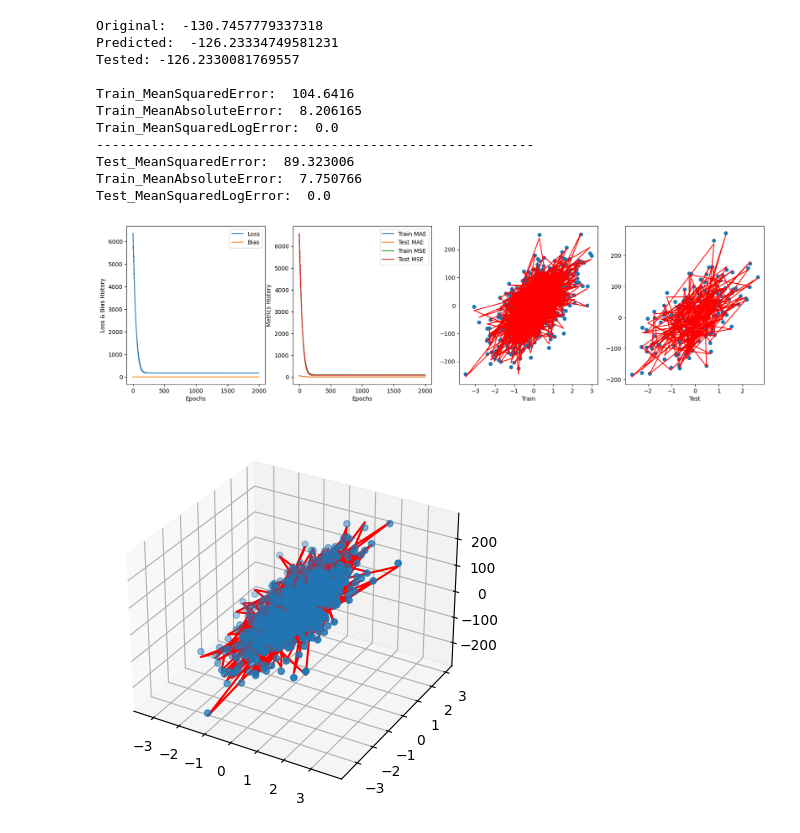
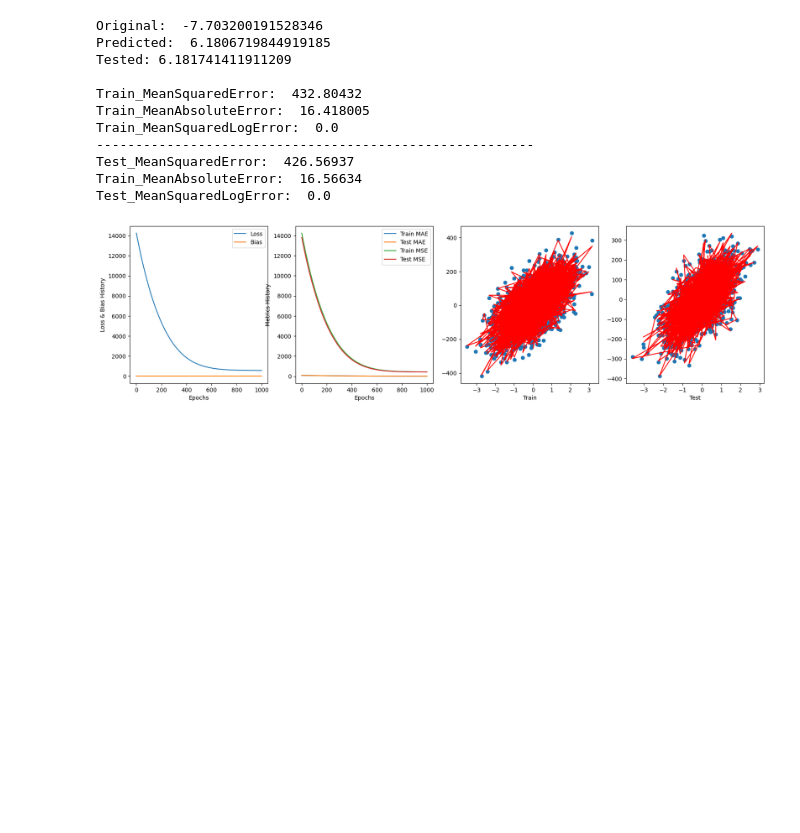
Before and after one commit to cecinuga/MarketAI, a Jupyter notebook: Models/OrderAiTensorflow.ipynb, the cells around one changed output. Saved outputs shown, nothing was run; the diff lists cells and outputs as text; code cells hidden in the pictures; blank space fills up the shorter version.

```diff
--- a/Models/OrderAiTensorflow.ipynb
+++ b/Models/OrderAiTensorflow.ipynb
@@ -1,25 +1,26 @@
 # %%
 import os
+import sys
 import copy
-import sys
+import logging
 import numpy as np
 import tensorflow as tf
 import matplotlib.pyplot as plt
+from sklearn.model_selection import train_test_split, KFold
 from sklearn.datasets import fetch_california_housing, make_regression
-from sklearn.model_selection import train_test_split, KFold
 sys.path.insert(0, 'C:\\Users\\Utente\\Desktop\\Dev\\Progetti\\OrderAi\\Models\\components\\')
+from Layer import Layer
 import AdamMB
-from Layer import Layer
 
 #housing = fetch_california_housing()
 os.environ['TF_CPP_MIN_LOG_LEVEL'] = '3'
-k = 5
-epochs = 2000
+k = 3
+epochs = 1000
 lr = 0.01
-batch_size = .5
+batch_size = 150
 
 #X_train, X_test, y_train, y_test = train_test_split(housing.data, housing.target, test_size=0.98, random_state=2)
-XR, yR = make_regression(n_samples=5000, n_features=2, noise=20, random_state=5)
+XR, yR = make_regression(n_samples=3000, n_features=3, noise=20, random_state=5)
 X_train2, X_test2, y_train2, y_test2 = train_test_split(XR, yR, test_size=0.20, random_state=2)
 
 def normalize_dataset(X):
@@ -179,53 +187,51 @@ print('--------------------------------------------------------')
 print("Test_MeanSquaredError: ", model.test_mse.result().numpy())
 print("Train_MeanAbsoluteError: ", model.test_mae.result().numpy())
 print("Test_MeanSquaredLogError: ", model.test_accuracy.result().numpy())
-
 fig, ax = plt.subplots(1, 4, figsize=(20, 5))
-
-ax[0].plot([e for e in range(epochs)], model.loss_history, label="Loss")
-ax[0].plot([e for e in range(epochs)], tf.square(model.bias_history).numpy(), label="Bias")
+ax[0].plot([e for e in range(epochs*kk)], model.loss_history, label="Loss")
+ax[0].plot([e for e in range(epochs*kk)], model.bias_history, label="Bias")
 ax[0].set_ylabel('Loss & Bias History')
 ax[0].set_xlabel('Epochs')
 ax[0].legend()
 
-ax[1].plot([e for e in range(epochs)], model.mae_train_error_history, label="Train MAE")
-ax[1].plot([e for e in range(epochs)], model.mae_test_error_history, label="Test MAE")
-ax[1].plot([e for e in range(epochs)], model.mse_train_error_history, label="Train MSE")
-ax[1].plot([e for e in range(epochs)], model.mse_test_error_history, label="Test MSE")
+ax[1].plot([e for e in range(epochs*kk)], model.mae_train_error_history, label="Train MAE")
+ax[1].plot([e for e in range(epochs*kk)], model.mae_test_error_history, label="Test MAE")
+ax[1].plot([e for e in range(epochs*kk)], model.mse_train_error_history, label="Train MSE")
+ax[1].plot([e for e in range(epochs*kk)], model.mse_test_error_history, label="Test MSE")
+ax[1].plot([e for e in range(epochs*kk)], model.residual_tr, label="Train Residual")
 ax[1].set_ylabel('Metrics History')
 ax[1].set_xlabel('Epochs')
 ax[1].legend()
 
 ax[2].scatter(X_train[:, -1], y_train[:])
 ax[2].plot(X_train[:, -1], model.predicted_train[:], color='r')
 #ax[2].set_ylim([-200, 200])
 #ax[2].set_xlim(-3,3)
 ax[2].set_xlabel("Train")
 
 ax[3].scatter(X_test[:, -1], y_test[:])
 ax[3].plot(X_test[:, -1], model.predicted_test[:], color='r')
 #ax[3].set_ylim([-200, 200])
 #ax[3].set_xlim(-3,3)
 ax[3].set_xlabel("Test")
-
+"""
 fig3d = plt.figure()
 ax3d = fig3d.add_subplot(projection='3d')
 ax3d.scatter(X_train[:, 0], X_train[:, 1], y_train[:])
-ax3d.plot(X_train[:, 0], X_train[:, 1], model.predicted_train[:], color='r')
+ax3d.plot(X_train[:, 0], X_train[:, 1], model.predicted_train[:], color='r')"""
 
 
 plt.show()
 # %% [output]
-Original:  -130.7457779337318
-Predicted:  -126.23334749581231
-Tested: -126.2330081769557
+Original:  -7.703200191528346
+Predicted:  6.1806719844919185
+Tested: 6.181741411911209
 
-Train_MeanSquaredError:  104.6416
-Train_MeanAbsoluteError:  8.206165
+Train_MeanSquaredError:  432.80432
+Train_MeanAbsoluteError:  16.418005
 Train_MeanSquaredLogError:  0.0
 --------------------------------------------------------
-Test_MeanSquaredError:  89.323006
-Train_MeanAbsoluteError:  7.750766
+Test_MeanSquaredError:  426.56937
+Train_MeanAbsoluteError:  16.56634
 Test_MeanSquaredLogError:  0.0
-[figure, old version]
+[figure, new version]
-[figure, removed]
```
Also changed, not shown: parts of 1 cell of this notebook, 2 other files.
